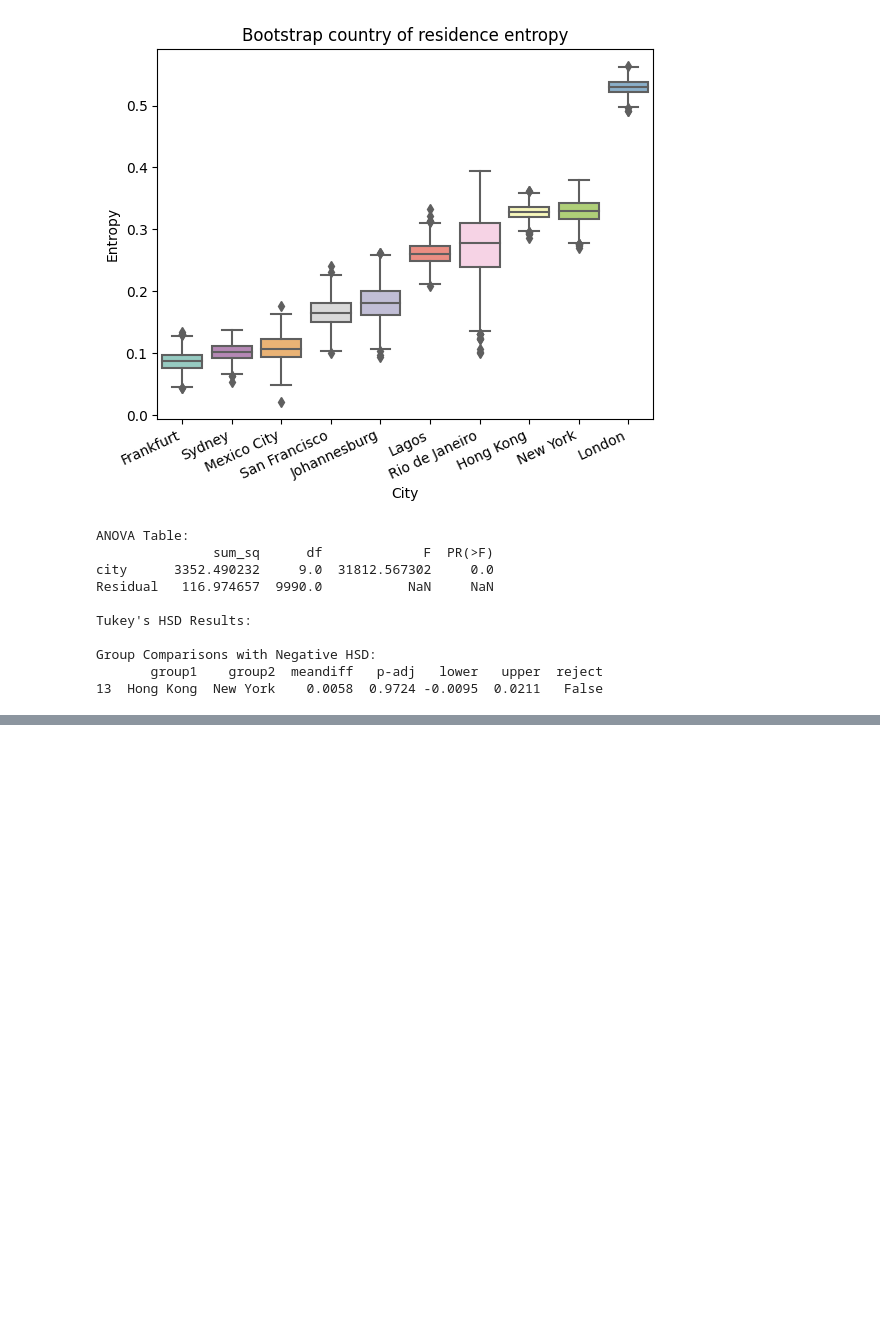
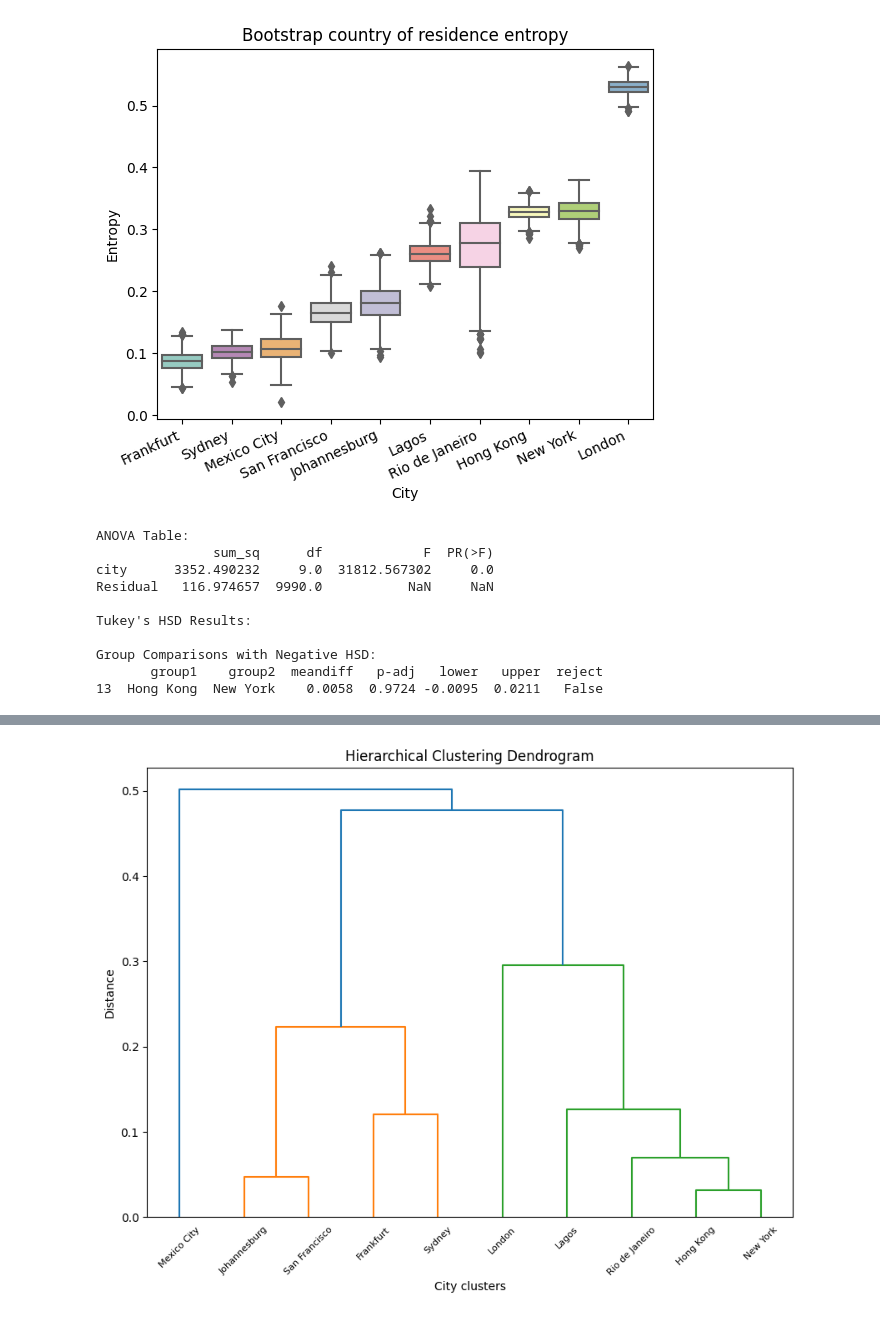
Before and after one commit to JonnoB/wealthnets, a Jupyter notebook: analysis_code.ipynb, the cells around one changed output, grey strips where cells are left out. Cells and saved outputs as stored; diff of their text form; code cells hidden in the pictures; blank space fills up the shorter version.

```diff
--- a/analysis_code.ipynb
+++ b/analysis_code.ipynb
@@ -518,0 +558,15 @@ on = 'city'
+# %%
+from scipy.cluster.hierarchy import dendrogram, linkage
+from scipy.cluster.hierarchy import fcluster
+
+Z = linkage(position_data, method='ward')
+# %%
+plt.figure(figsize=(10, 7))
+plt.title('Hierarchical Clustering Dendrogram')
+dendrogram(Z, labels=means_df['city'].values,leaf_rotation=45, leaf_font_size=8)
+plt.xlabel('City clusters')
+plt.ylabel('Distance')
+plt.savefig(figure_folder+"dendrogram.pdf")
+plt.show()
+# %% [output]
+[figure, added]
```
Also changed, not shown: parts of 11 cells of this notebook, 2 other files.
